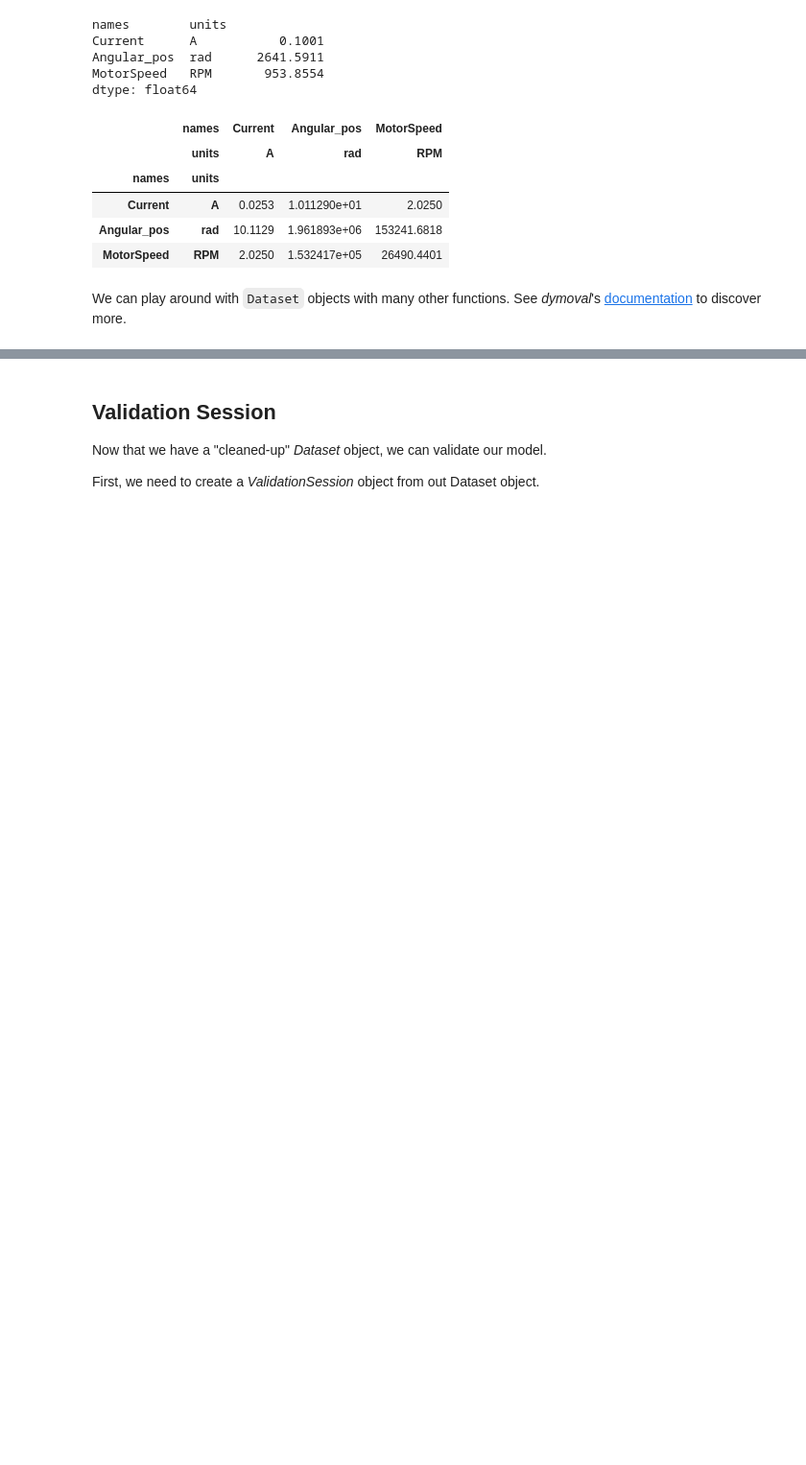
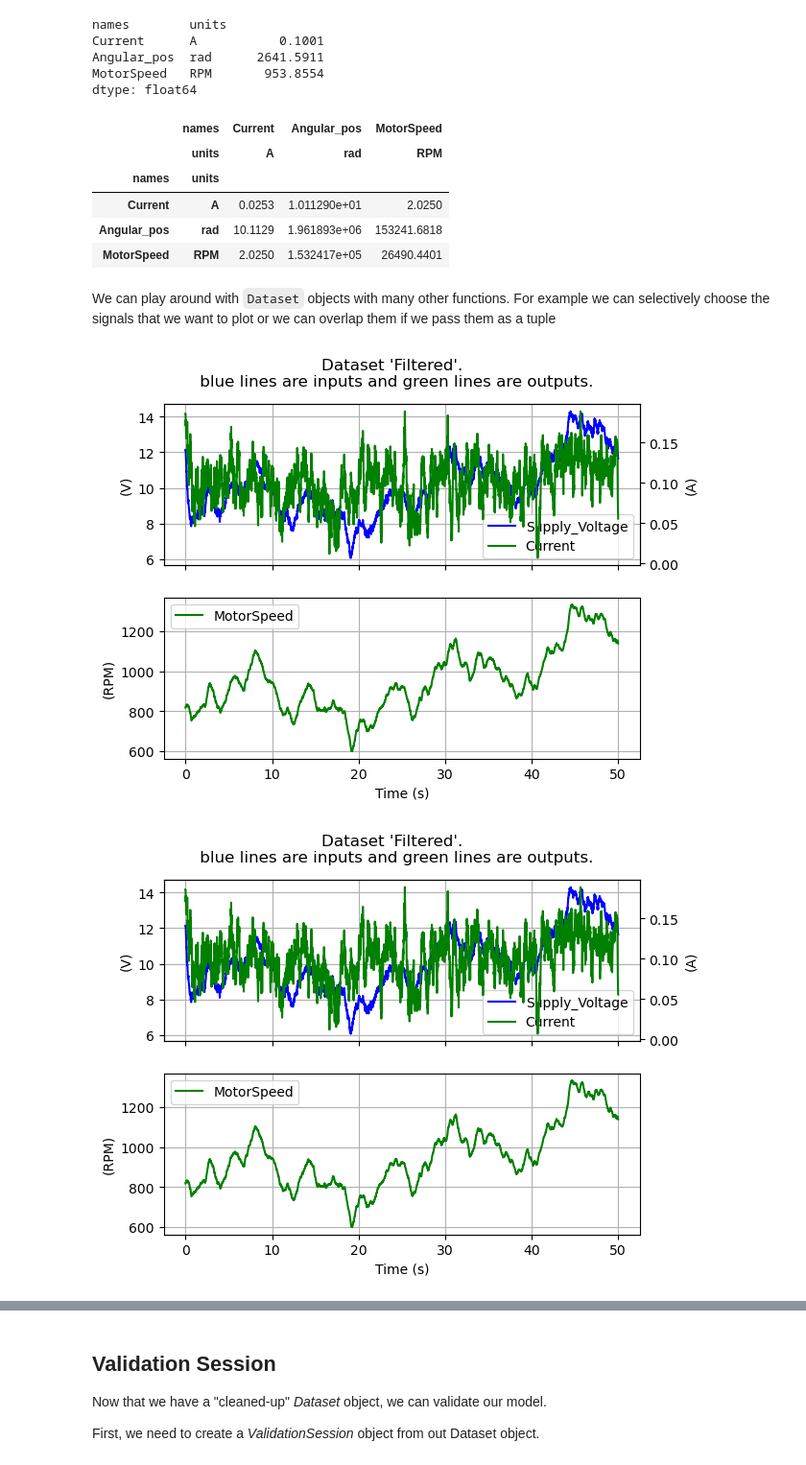
Before and after one commit to VolvoGroup/dymoval, a Jupyter notebook: scripts/tutorial.ipynb, the cells around one changed output, grey strips where cells are left out. Shown at 96% size. Drawn from its saved outputs; the diff is of its cells as text; code cells hidden in the pictures; blank space fills up the shorter version.

```diff
--- a/scripts/tutorial.ipynb
+++ b/scripts/tutorial.ipynb
@@ -176,6 +179,11 @@ cov_out
 | Current | A | 0.0253 | 1.011290e+01 | 2.0250 |
 | Angular_pos | rad | 10.1129 | 1.961893e+06 | 153241.6818 |
 | MotorSpeed | RPM | 2.0250 | 1.532417e+05 | 26490.4401 |
-# %% [markdown]
-We can play around with `Dataset` objects with many other functions.
-See *dymoval*'s [documentation](https://volvogroup.github.io/dymoval/) to discover more.
+# %% [markdown]
+We can play around with `Dataset` objects with many other functions.
+For example we can selectively choose the signals that we want to plot or we can overlap them if we pass them as a tuple
+# %%
+ds_filt.plot(("Supply_Voltage","Current"),"MotorSpeed")
+# %% [output]
+[figure, added]
+[figure, added]
```
Also changed, not shown: parts of 17 cells of this notebook, 2 other files.
